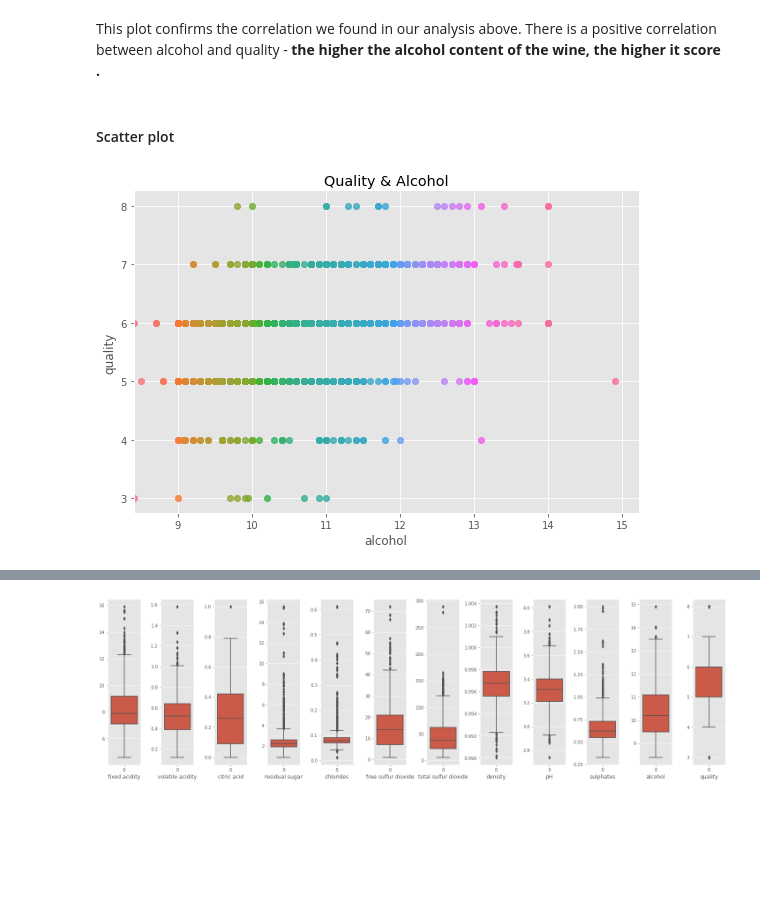
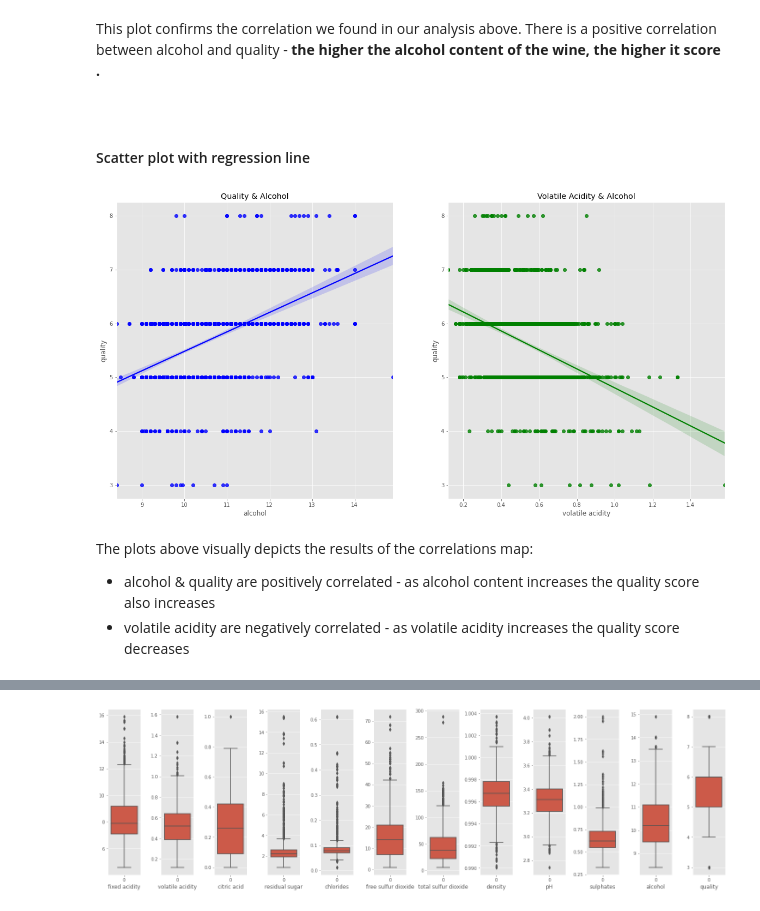
Before and after one commit to Izardo/Machine-Learning-and-Statistics, a Jupyter notebook: scikit-learn.ipynb, the cells around one changed output, grey strips where cells are left out. Cells and saved outputs as stored; diff of their text form; code cells hidden in the pictures; blank space fills up the shorter version.

```diff
--- a/scikit-learn.ipynb
+++ b/scikit-learn.ipynb
@@ -344,13 +341,24 @@ ax.set_title("Alcohol & Quality");
 # %% [markdown]
 This plot confirms the correlation we found in our analysis above. There is a positive correlation between alcohol and quality - <b>the higher the alcohol content of the wine, the higher it score .
 # %% [markdown]
-#### Scatter plot
+<br>
+
+#### Scatter plot with regression line
-# %%
-# Create seaborn scatter plot with alcohol as hue.
-sns.lmplot(x = "alcohol", y = "quality", hue = 'alcohol', data = df,
-           fit_reg=True, height = 5, legend = False, aspect = 1.5);
-
-# Add title.
-plt.title("Quality & Alcohol");
-# %% [output]
-[figure, removed]
+# %%
+fig, ax = plt.subplots(1, 2, figsize=(20, 10))
+
+# Plot with alcohol & quality.
+sns.regplot(ax=ax[0], x="alcohol", y="quality", color='blue', data=df,
+           fit_reg=True)
+ax[0].set_title("Quality & Alcohol")
+
+# Plot volatile acidity and quality.
+ax[1].set_title("Volatile Acidity & Alcohol")
+sns.regplot(ax=ax[1], x="volatile acidity", y="quality", color='green', data=df,
+           fit_reg=True);
+# %% [output]
+[figure, added]
+# %% [markdown]
+The plots above visually depicts the results of the correlations map:
+- alcohol & quality are positively correlated - as alcohol content increases the quality score also increases
+- volatile acidity are negatively correlated - as volatile acidity increases the quality score decreases
```
Also changed, not shown: parts of 59 cells of this notebook.
